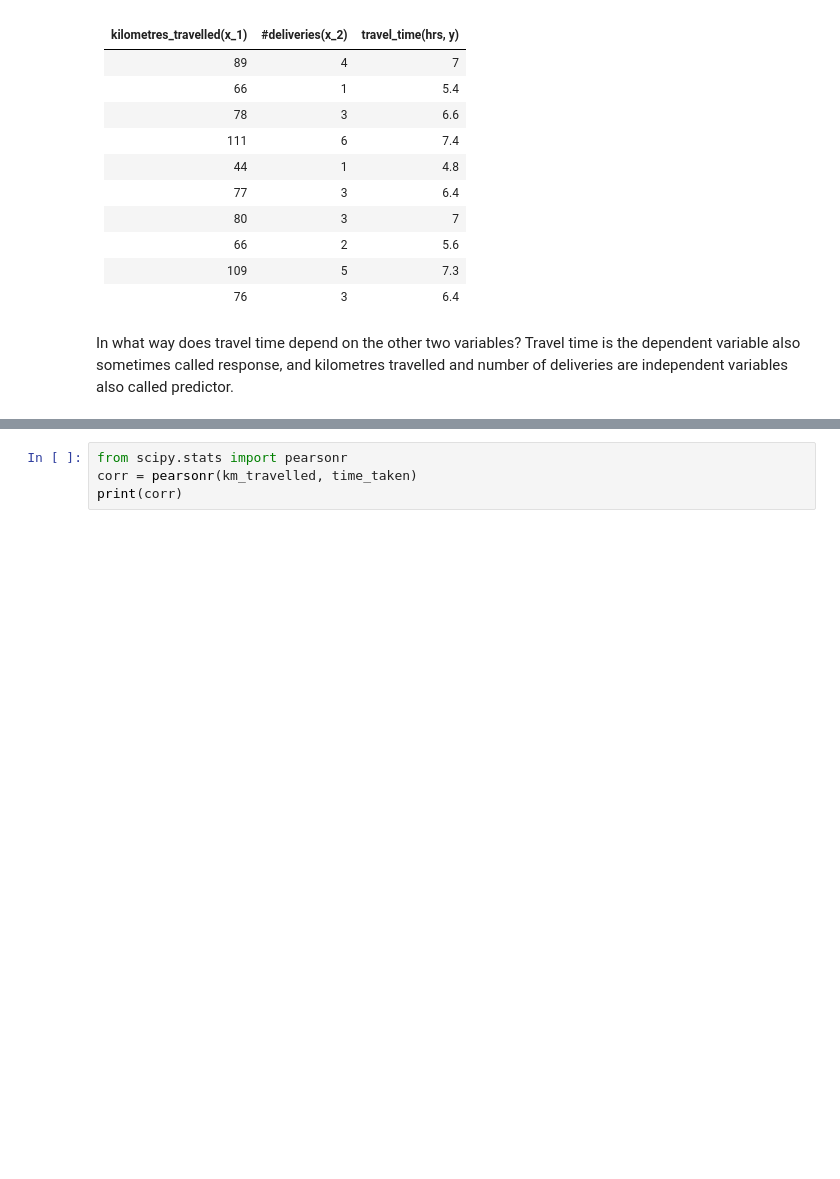
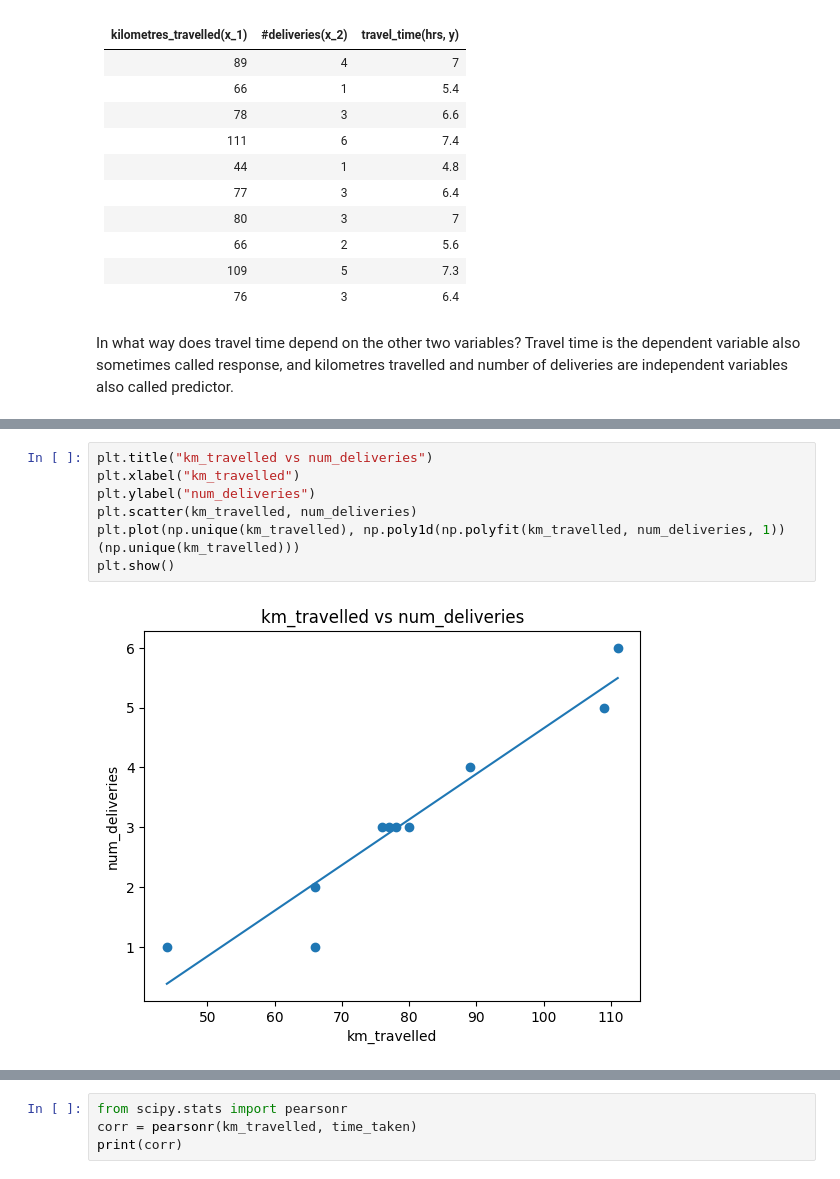
Before and after one commit to johnloane/sd4_dav_26, a Jupyter notebook: MLR/MLR_Mon.ipynb, the cells around one changed output, grey strips where cells are left out. Drawn from its saved outputs; the diff is of its cells as text; blank space fills up the shorter version.

```diff
--- a/MLR/MLR_Mon.ipynb
+++ b/MLR/MLR_Mon.ipynb
@@ -191,0 +162,9 @@ Again this is good. No correlation.
+# %%
+plt.title("km_travelled vs num_deliveries")
+plt.xlabel("km_travelled")
+plt.ylabel("num_deliveries")
+plt.scatter(km_travelled, num_deliveries)
+plt.plot(np.unique(km_travelled), np.poly1d(np.polyfit(km_travelled, num_deliveries, 1))(np.unique(km_travelled)))
+plt.show()
+# %% [output]
+[figure, added]
```
Also changed, not shown: parts of 64 cells of this notebook.
